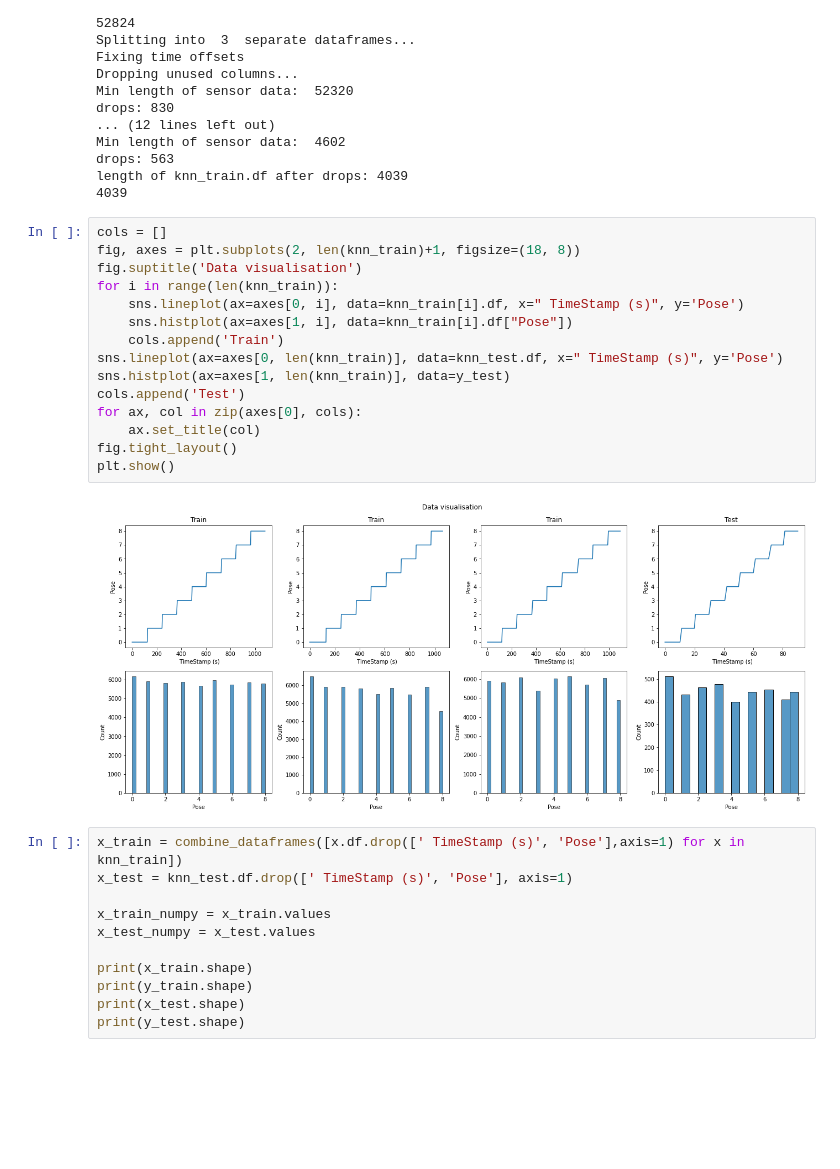
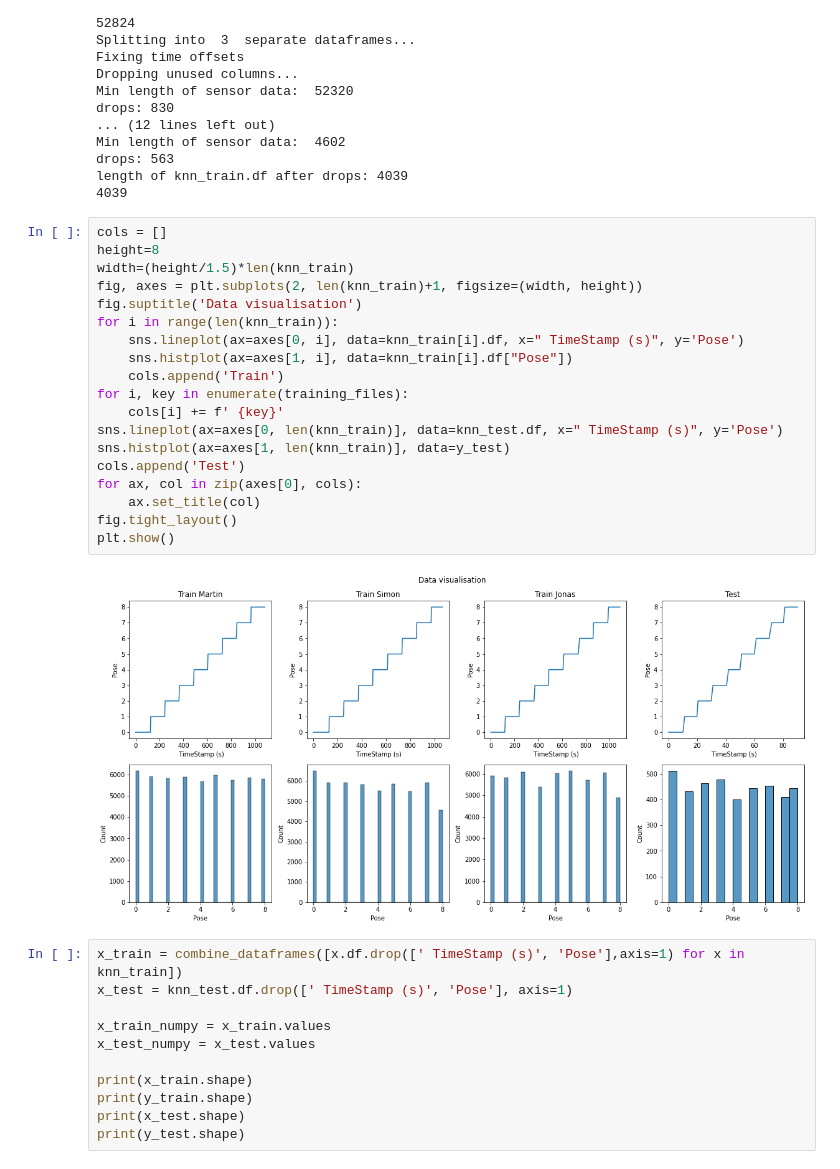
Before and after one commit to OleJonas/Got-Your-Back, a Jupyter notebook: model/ml_algorithms/ANN.ipynb, the cells around one changed output. Drawn from its saved outputs; the diff is of its cells as text; blank space fills up the shorter version.

```diff
--- a/model/ml_algorithms/ANN.ipynb
+++ b/model/ml_algorithms/ANN.ipynb
@@ -70,21 +70,25 @@ length of knn_train.df after drops: 4039
 4039
 # %%
 cols = []
-fig, axes = plt.subplots(2, len(knn_train)+1, figsize=(18, 8))
+height=8
+width=(height/1.5)*len(knn_train)
+fig, axes = plt.subplots(2, len(knn_train)+1, figsize=(width, height))
 fig.suptitle('Data visualisation')
 for i in range(len(knn_train)):
     sns.lineplot(ax=axes[0, i], data=knn_train[i].df, x=" TimeStamp (s)", y='Pose')
     sns.histplot(ax=axes[1, i], data=knn_train[i].df["Pose"])
     cols.append('Train')
+for i, key in enumerate(training_files):
+    cols[i] += f' {key}'
 sns.lineplot(ax=axes[0, len(knn_train)], data=knn_test.df, x=" TimeStamp (s)", y='Pose')
 sns.histplot(ax=axes[1, len(knn_train)], data=y_test)
 cols.append('Test')
 for ax, col in zip(axes[0], cols):
     ax.set_title(col)
 fig.tight_layout()
 plt.show()
 # %% [output]
-[figure, old version]
+[figure, new version]
 # %%
 x_train = combine_dataframes([x.df.drop([' TimeStamp (s)', 'Pose'],axis=1) for x in knn_train])
 x_test = knn_test.df.drop([' TimeStamp (s)', 'Pose'], axis=1)
```
